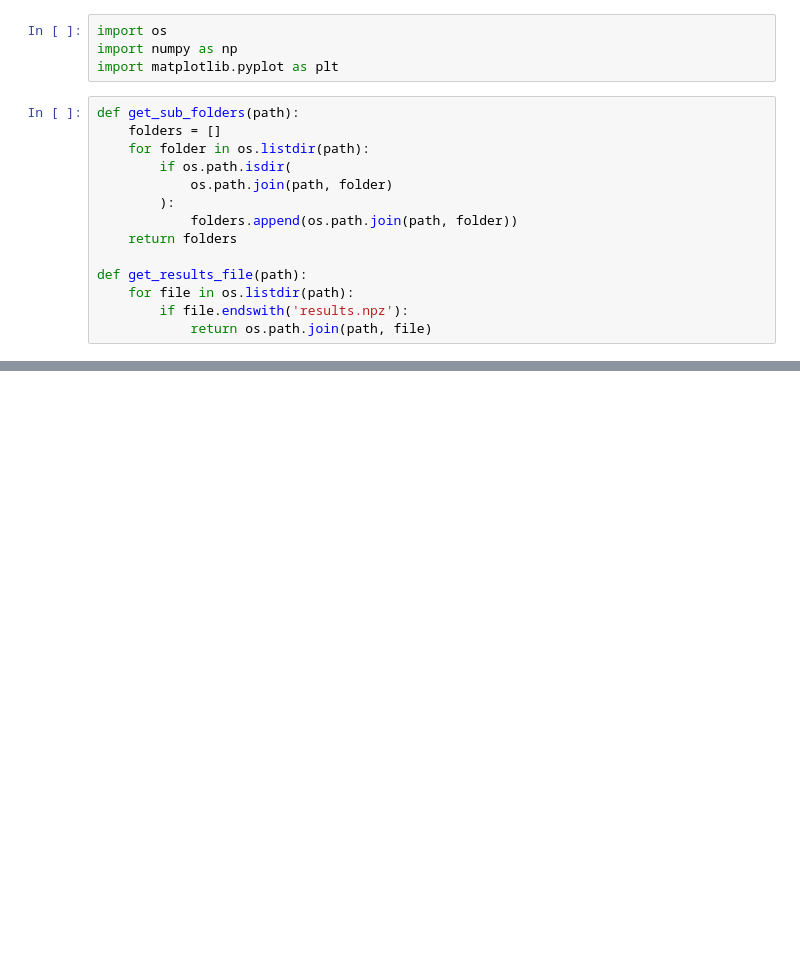
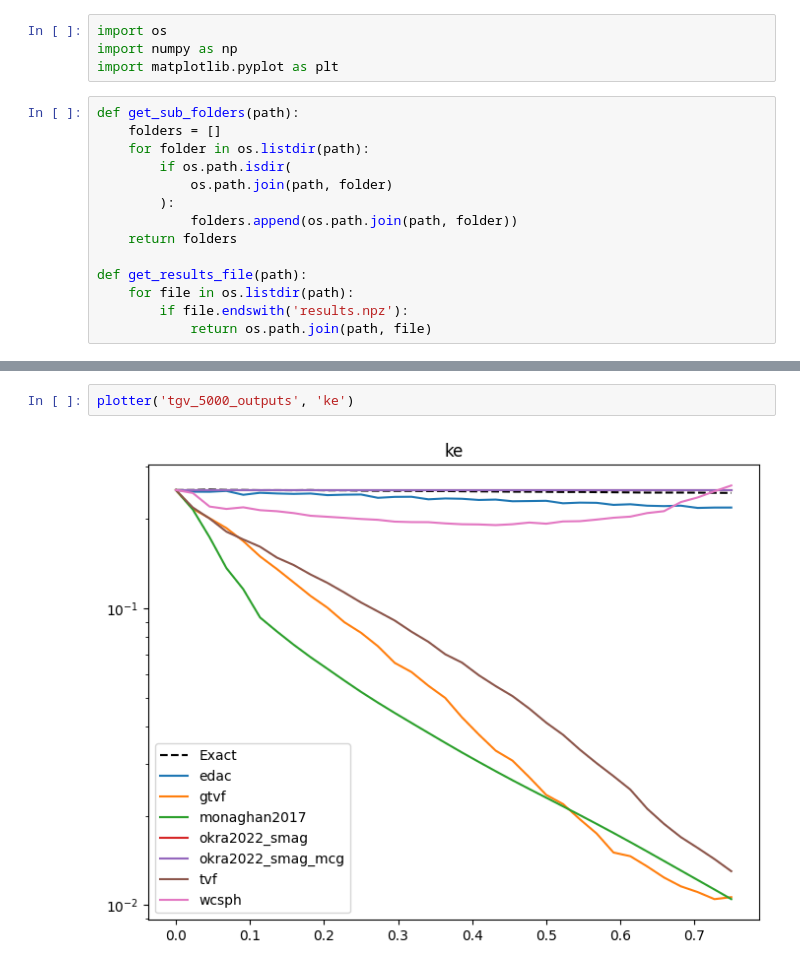
Before and after one commit to Prajwal-Prathiksh/ddp-thesis, a Jupyter notebook: plotter.ipynb, the cells around one changed output, grey strips where cells are left out. Drawn from its saved outputs; the diff is of its cells as text; blank space fills up the shorter version.

```diff
--- a/plotter.ipynb
+++ b/plotter.ipynb
@@ -85,0 +61,4 @@ plotter('tgv_outputs', 'p_l1')
+# %%
+plotter('tgv_5000_outputs', 'ke')
+# %% [output]
+[figure, added]
```
Also changed, not shown: parts of 7 cells of this notebook.
